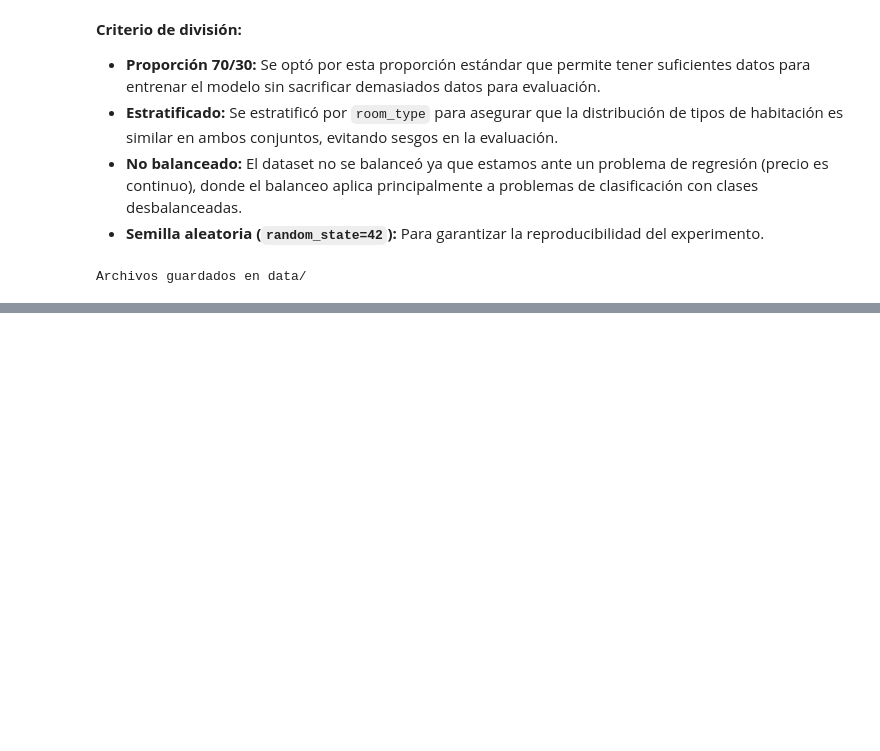
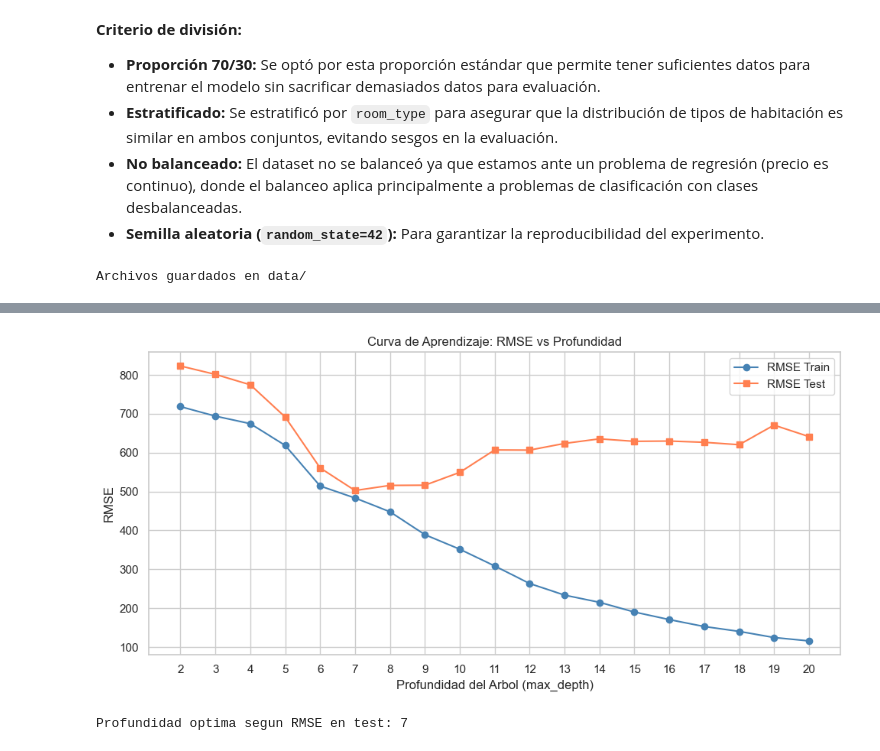
Before and after one commit to AleWWH1104/Lab4-md, a Jupyter notebook: Lab4-md.ipynb, the cells around one changed output, grey strips where cells are left out. Cells and saved outputs as stored; diff of their text form; code cells hidden in the pictures; blank space fills up the shorter version.

```diff
--- a/Lab4-md.ipynb
+++ b/Lab4-md.ipynb
@@ -674,0 +797,19 @@ Archivos guardados en data/
+# %%
+# Al menos 3 modelos adicionales variando profundidad y/o selección de variables
+configuraciones = [
+    ('Arbol prof=3  – Todas',   3,  X_train.columns.tolist()),
+    ('Arbol prof=5  – Todas',   5,  X_train.columns.tolist()),
+    ('Arbol prof=10 – Todas',   10, X_train.columns.tolist()),
+    ('Arbol prof=10 – Top10',   10, top10_vars),
+    ('Arbol prof=15 – Top10',   15, top10_vars),
+]
+
+modelos_arbol = {}
+
+for nombre, prof, cols in configuraciones:
+    m = DecisionTreeRegressor(max_depth=prof, random_state=RANDOM_STATE)
+    m.fit(X_train[cols], y_train)
+    y_pred = m.predict(X_test[cols])
+    metricas = evaluar_regresion(nombre, y_test, y_pred)
+    resultados.append(metricas)
+    modelos_arbol[nombre] = (m, cols)
@@ -674,0 +834,28 @@ Archivos guardados en data/
+# %%
+# Curva de aprendizaje: RMSE en train vs test según profundidad
+profundidades    = list(range(2, 21))
+rmse_train_lista = []
+rmse_test_lista  = []
+
+for d in profundidades:
+    m = DecisionTreeRegressor(max_depth=d, random_state=RANDOM_STATE)
+    m.fit(X_train, y_train)
+    rmse_train_lista.append(np.sqrt(mean_squared_error(y_train, m.predict(X_train))))
+    rmse_test_lista.append(np.sqrt(mean_squared_error(y_test,  m.predict(X_test))))
+
+plt.figure(figsize=(10, 5))
+plt.plot(profundidades, rmse_train_lista, marker='o', label='RMSE Train', color='steelblue')
+plt.plot(profundidades, rmse_test_lista,  marker='s', label='RMSE Test',  color='coral')
+plt.xlabel('Profundidad del Arbol (max_depth)')
+plt.ylabel('RMSE')
+plt.title('Curva de Aprendizaje: RMSE vs Profundidad')
+plt.legend()
+plt.xticks(profundidades)
+plt.tight_layout()
+plt.show()
+
+mejor_d = profundidades[np.argmin(rmse_test_lista)]
+print(f'Profundidad optima segun RMSE en test: {mejor_d}')
+# %% [output]
+[figure, added]
+Profundidad optima segun RMSE en test: 7
```
Also changed, not shown: parts of 21 cells of this notebook, 3 other files.
